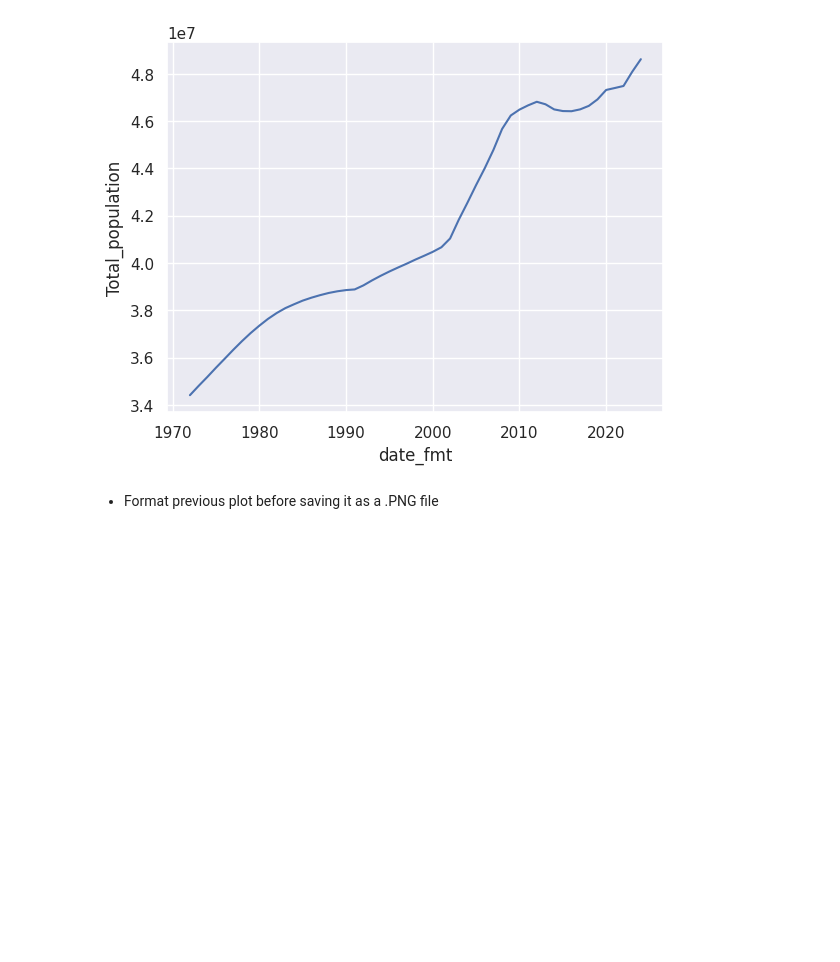
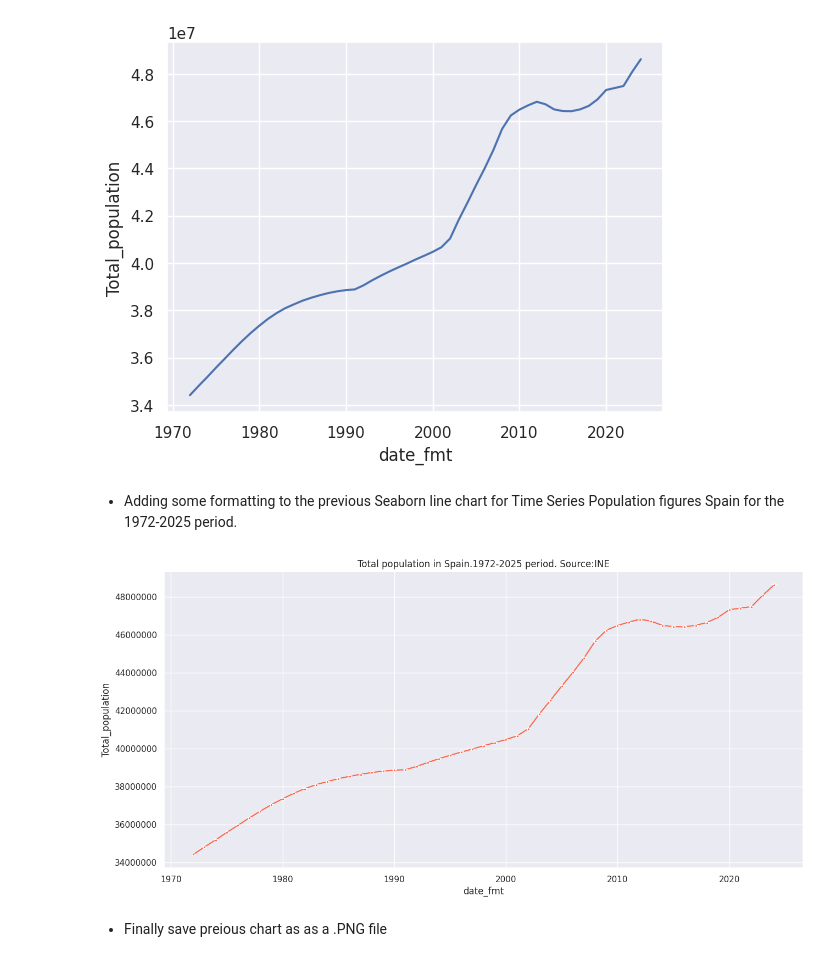
Before and after one commit to Pablo-source/ML-using-Python, a Jupyter notebook: data_wrangling_scripts/10 Import excel file creating standard date variable.ipynb, the cells around one changed output. Cells and saved outputs as stored; diff of their text form; code cells hidden in the pictures; blank space fills up the shorter version.

```diff
--- a/data_wrangling_scripts/10 Import excel file creating standard date variable.ipynb
+++ b/data_wrangling_scripts/10 Import excel file creating standard date variable.ipynb
@@ -497,5 +499,13 @@ sns.lineplot(data=population_total_chart_data, x='date_fmt', y='Total_population
 # %% [output]
 <Axes: xlabel='date_fmt', ylabel='Total_population'>
 [figure]
+# %% [markdown]
+- Adding some formatting to the previous Seaborn line chart for Time Series Population figures Spain for the 1972-2025 period.
+# %%
+sns.set(rc={'figure.figsize':(15,7)})
+sns.lineplot(data=population_total_chart_data, x='date_fmt', y='Total_population', marker = '*', color = 'tomato').set_title("Total population in Spain.1972-2025 period. Source:INE")
+plt.ticklabel_format(style='plain', axis='y') # This will supress scientific notation
+# %% [output]
+[figure, added]
 # %% [markdown]
-- Format previous plot before saving it as a .PNG file
+- Finally save preious chart as as a .PNG file
```
Also changed, not shown: parts of 2 cells of this notebook.
